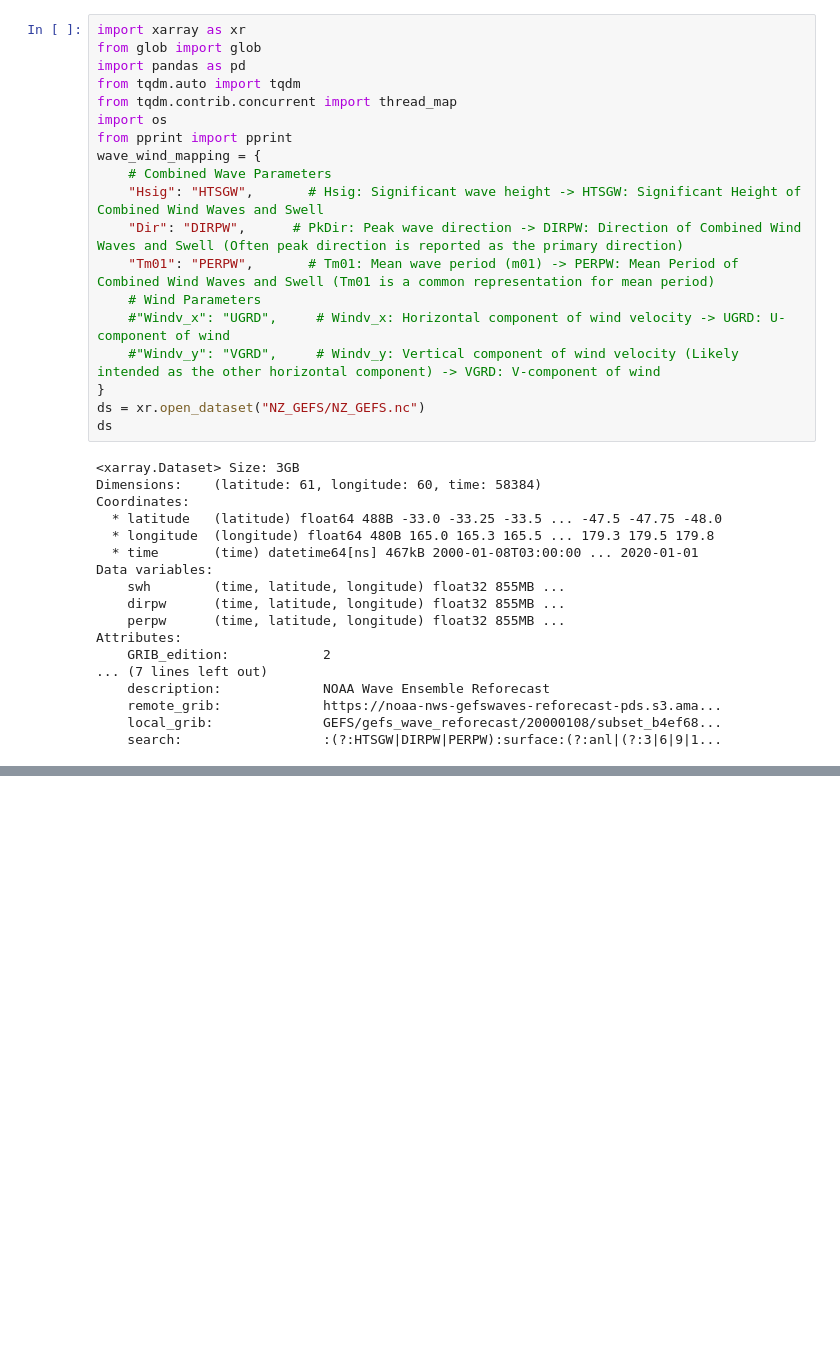
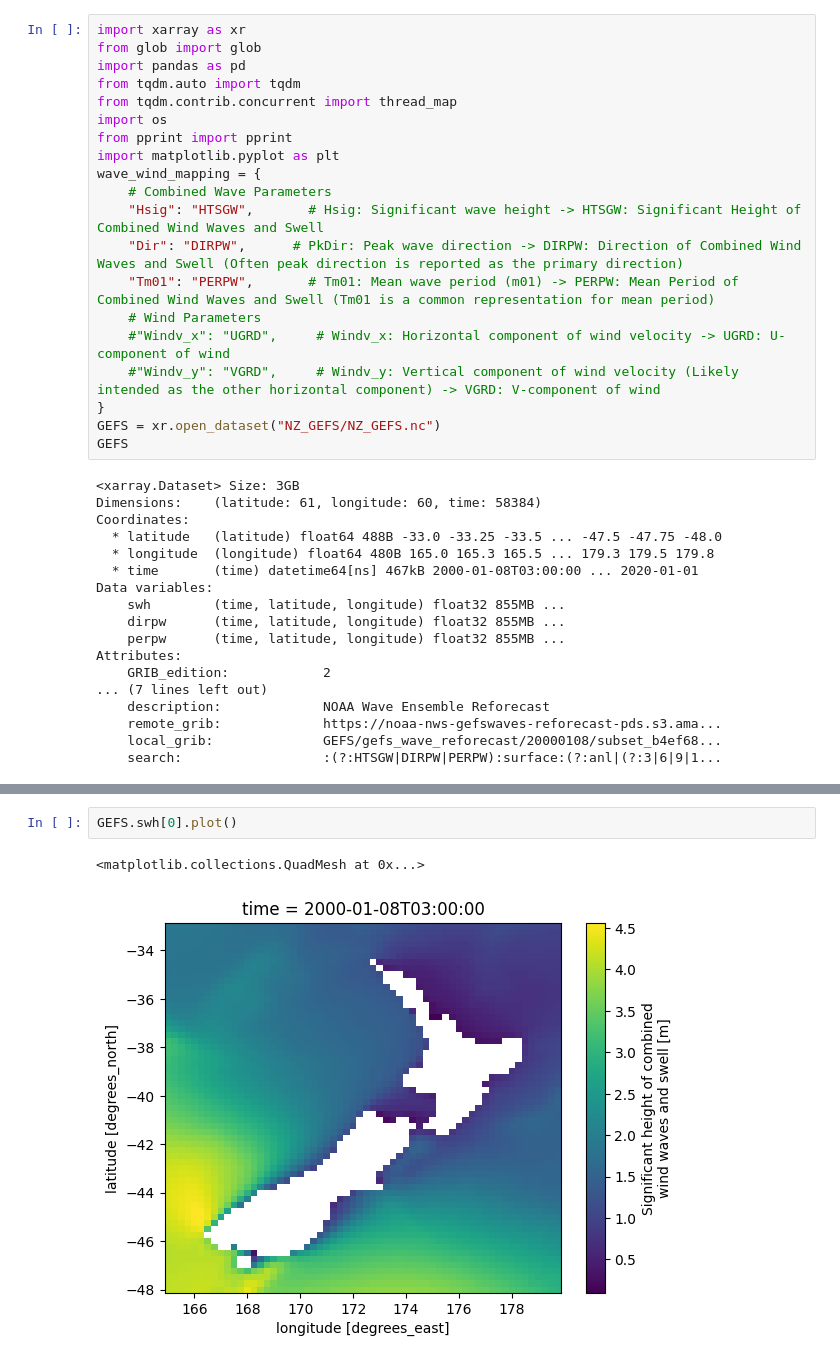
Before and after one commit to UoA-eResearch/physicsnemo, a Jupyter notebook: calc_stats.ipynb, the cells around one changed output, grey strips where cells are left out. Cells and saved outputs as stored; diff of their text form; blank space fills up the shorter version.

```diff
--- a/calc_stats.ipynb
+++ b/calc_stats.ipynb
@@ -6,6 +6,7 @@ from tqdm.auto import tqdm
 from tqdm.contrib.concurrent import thread_map
 import os
 from pprint import pprint
+import matplotlib.pyplot as plt
 wave_wind_mapping = {
     # Combined Wave Parameters
     "Hsig": "HTSGW",       # Hsig: Significant wave height -> HTSGW: Significant Height of Combined Wind Waves and Swell
@@ -15,8 +16,8 @@ wave_wind_mapping = {
     #"Windv_x": "UGRD",     # Windv_x: Horizontal component of wind velocity -> UGRD: U-component of wind
     #"Windv_y": "VGRD",     # Windv_y: Vertical component of wind velocity (Likely intended as the other horizontal component) -> VGRD: V-component of wind
 }
-ds = xr.open_dataset("NZ_GEFS/NZ_GEFS.nc")
-ds
+GEFS = xr.open_dataset("NZ_GEFS/NZ_GEFS.nc")
+GEFS
 # %% [output]
 <xarray.Dataset> Size: 3GB
 Dimensions:    (latitude: 61, longitude: 60, time: 58384)
@@ -52,4 +53,9 @@ GEFS_mean, GEFS_std
      swh      float32 4B 1.205
      dirpw    float32 4B 71.29
      perpw    float32 4B 2.892)
+# %%
+GEFS.swh[0].plot()
+# %% [output]
+<matplotlib.collections.QuadMesh at 0x...>
+[figure, added]
 # %%
```
Also changed, not shown: parts of 10 cells of this notebook, 1 other file.
